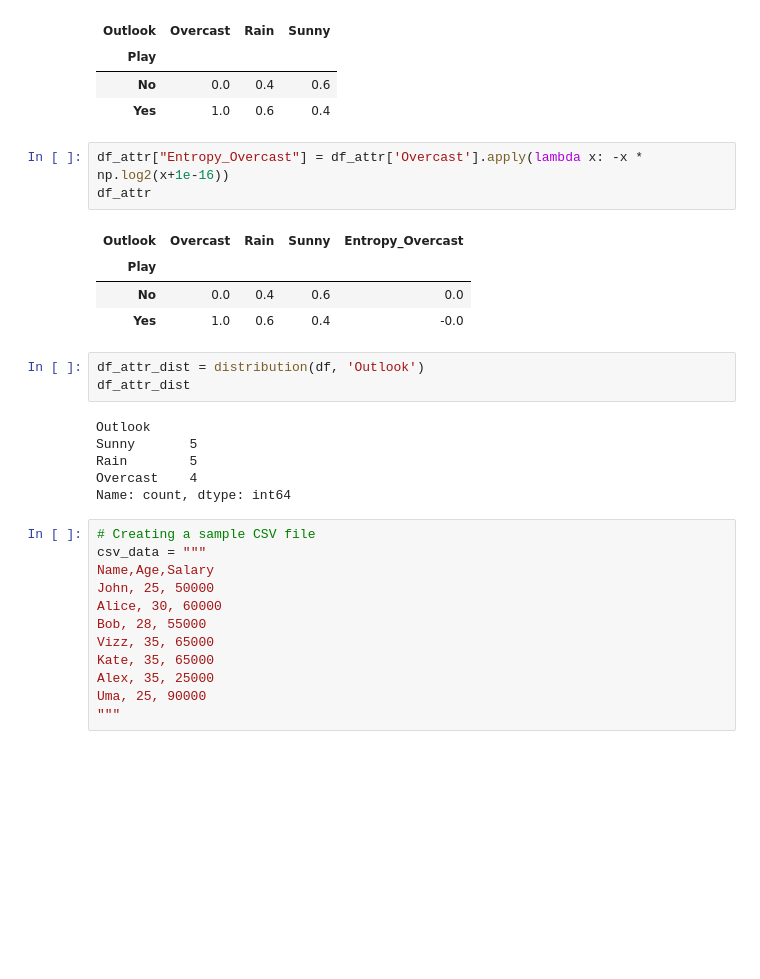
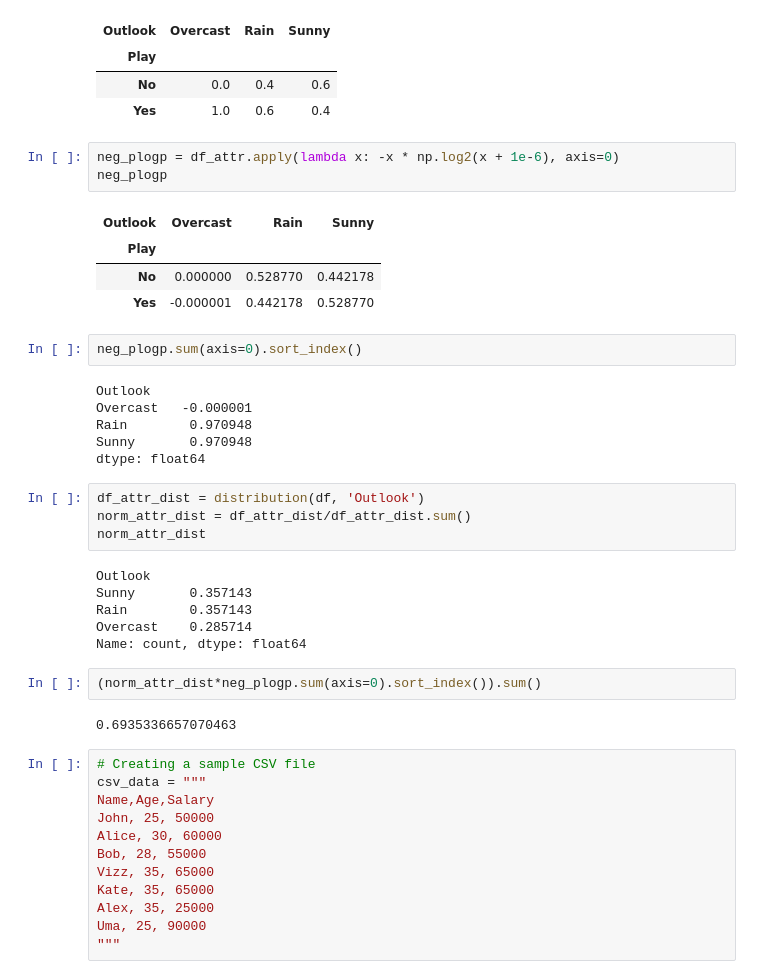
Before and after one commit to nipunbatra/ml-teaching, a Jupyter notebook: notebooks/numpy-pandas-basics.ipynb, the cells around one changed output. Drawn from its saved outputs; the diff is of its cells as text; blank space fills up the shorter version.

```diff
--- a/notebooks/numpy-pandas-basics.ipynb
+++ b/notebooks/numpy-pandas-basics.ipynb
@@ -308,22 +351,35 @@ df_attr
 | No | 0.0 | 0.4 | 0.6 |
 | Yes | 1.0 | 0.6 | 0.4 |
 # %%
-df_attr["Entropy_Overcast"] = df_attr['Overcast'].apply(lambda x: -x * np.log2(x+1e-16))
-df_attr
+neg_plogp = df_attr.apply(lambda x: -x * np.log2(x + 1e-6), axis=0)
+neg_plogp
 # %% [output]
-| Outlook | Overcast | Rain | Sunny | Entropy_Overcast |
-| Play |  |  |  |  |
-| No | 0.0 | 0.4 | 0.6 | 0.0 |
-| Yes | 1.0 | 0.6 | 0.4 | -0.0 |
+| Outlook | Overcast | Rain | Sunny |
+| Play |  |  |  |
+| No | 0.000000 | 0.528770 | 0.442178 |
+| Yes | -0.000001 | 0.442178 | 0.528770 |
+# %%
+neg_plogp.sum(axis=0).sort_index()
+# %% [output]
+Outlook
+Overcast   -0.000001
+Rain        0.970948
+Sunny       0.970948
+dtype: float64
 # %%
 df_attr_dist = distribution(df, 'Outlook')
-df_attr_dist
+norm_attr_dist = df_attr_dist/df_attr_dist.sum()
+norm_attr_dist
 # %% [output]
 Outlook
-Sunny       5
-Rain        5
-Overcast    4
-Name: count, dtype: int64
+Sunny       0.357143
+Rain        0.357143
+Overcast    0.285714
+Name: count, dtype: float64
+# %%
+(norm_attr_dist*neg_plogp.sum(axis=0).sort_index()).sum()
+# %% [output]
+0.6935336657070463
 # %%
 # Creating a sample CSV file
 csv_data = """
```
Also changed, not shown: parts of 10 cells of this notebook.
